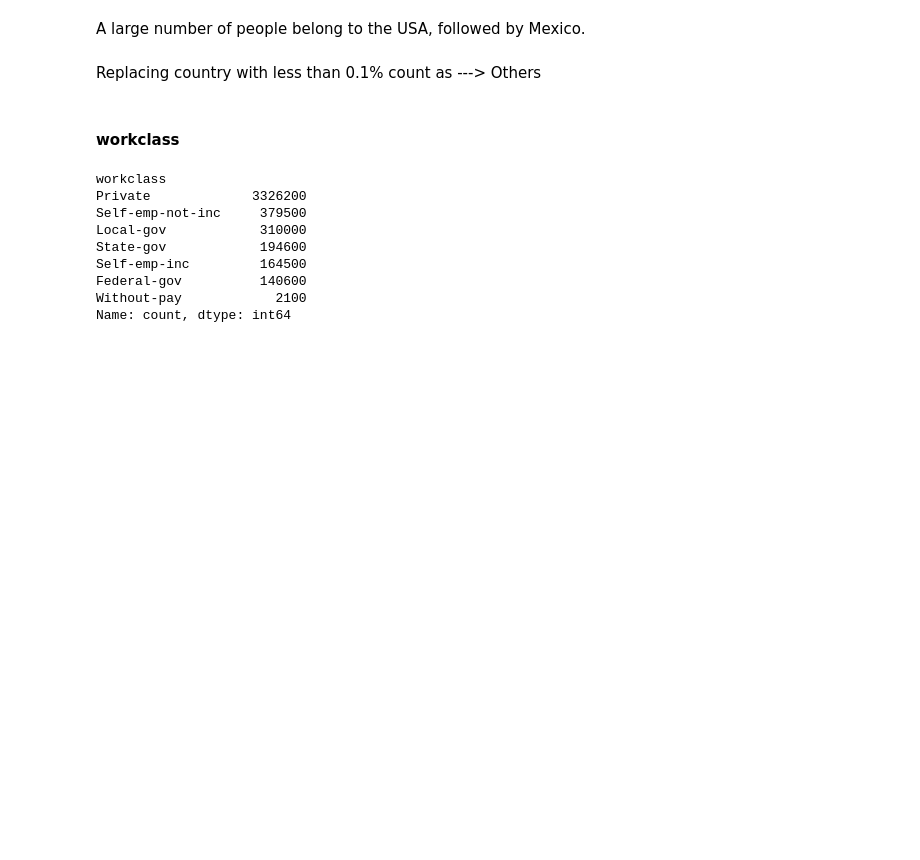
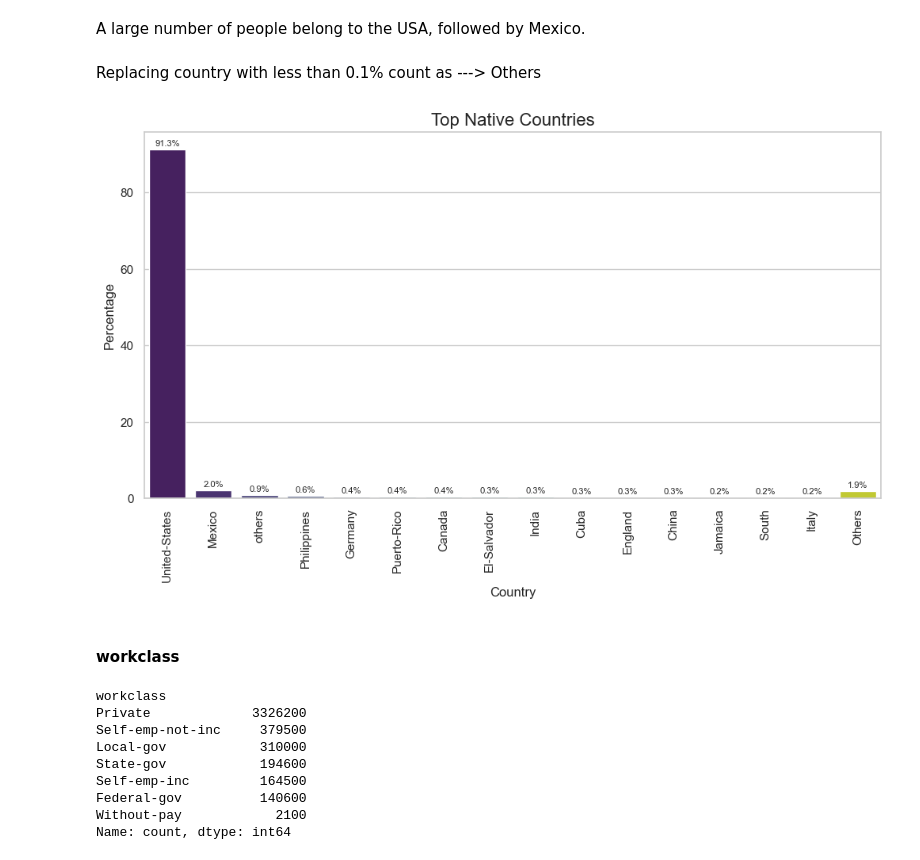
Before and after one commit to Hitesh-Nimbalkar/Adult_income, a Jupyter notebook: notebook/notebook/EDA.ipynb, the cells around one changed output. Cells and saved outputs as stored; diff of their text form; code cells hidden in the pictures; blank space fills up the shorter version.

```diff
--- a/notebook/notebook/EDA.ipynb
+++ b/notebook/notebook/EDA.ipynb
@@ -524,6 +524,34 @@ countries_to_replace = country_counts[country_counts < 0.1].index
 
 # Replace the countries with 'others'
 df['native_country'] = df['native_country'].replace(countries_to_replace, 'others')
+# %%
+country_counts = df['native_country'].value_counts(normalize=True) * 100
+
+# Get the top 12 countries and their counts
+top_countries = country_counts.head(15)
+other_countries_percentage = country_counts[15:].sum()
+
+# Create a new series with the top countries and "Others"
+country_counts_top12 = pd.concat([top_countries, pd.Series({'Others': other_countries_percentage})])
+
+# Set the style of the plot
+sns.set(style="whitegrid")
+
+# Plot the bar plot with percentages
+plt.figure(figsize=(12, 6))
+ax = sns.barplot(x=country_counts_top12.index, y=country_counts_top12.values, palette="viridis")
+ax.set_title('Top Native Countries', fontsize=16)
+ax.set_xlabel('Country', fontsize=12)
+ax.set_ylabel('Percentage', fontsize=12)
+ax.tick_params(axis='x', rotation=90)  # Rotate x-axis labels for better readability
+
+# Add percentage labels to the bars
+for i, v in enumerate(country_counts_top12):
+    ax.text(i, v + 0.5, f'{v:.1f}%', ha='center', va='bottom', fontsize=8)
+
+plt.show()
+# %% [output]
+[figure, added]
 # %% [markdown]
 #### workclass
 # %%
```
Also changed, not shown: parts of 5 cells of this notebook, 15 other files.
